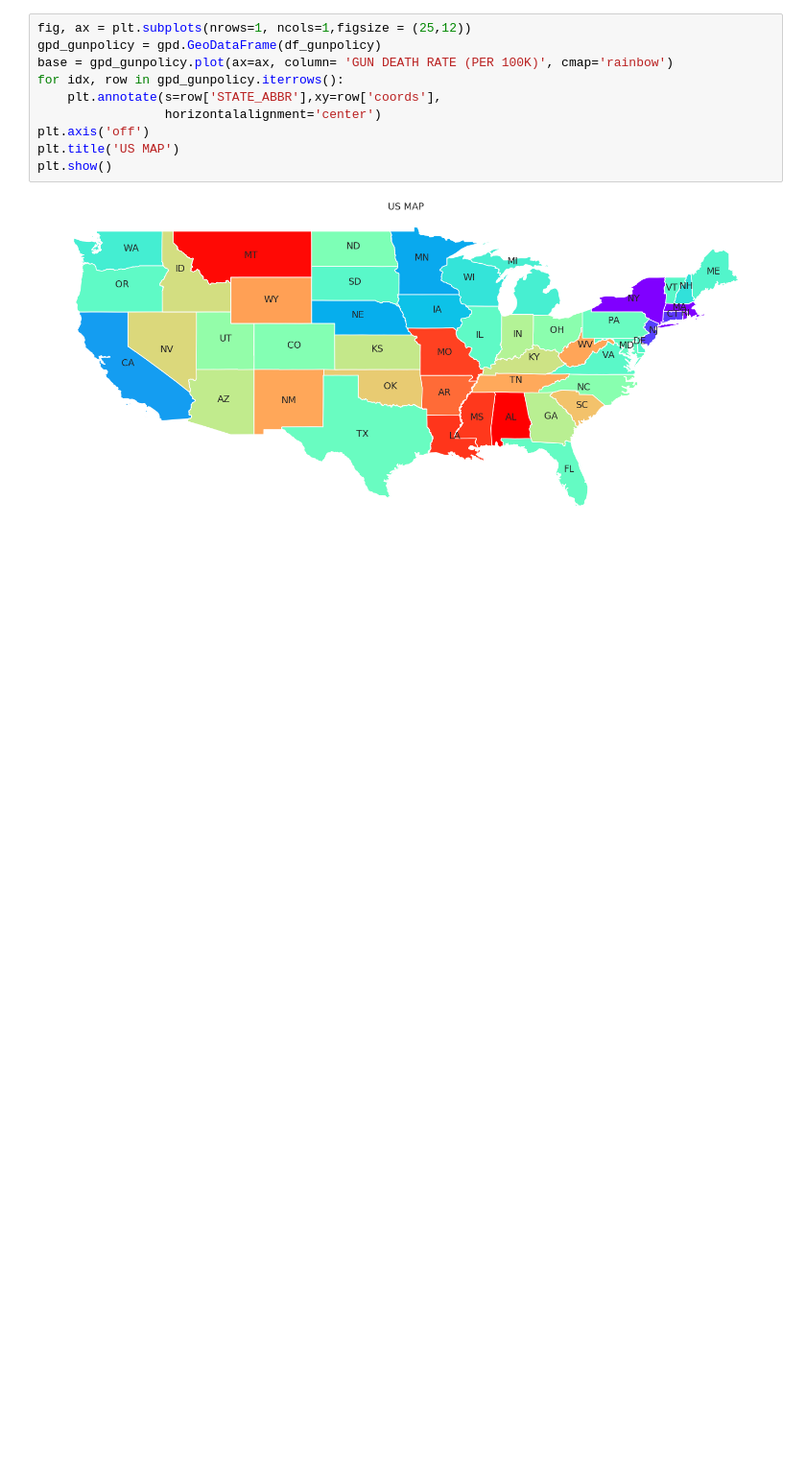
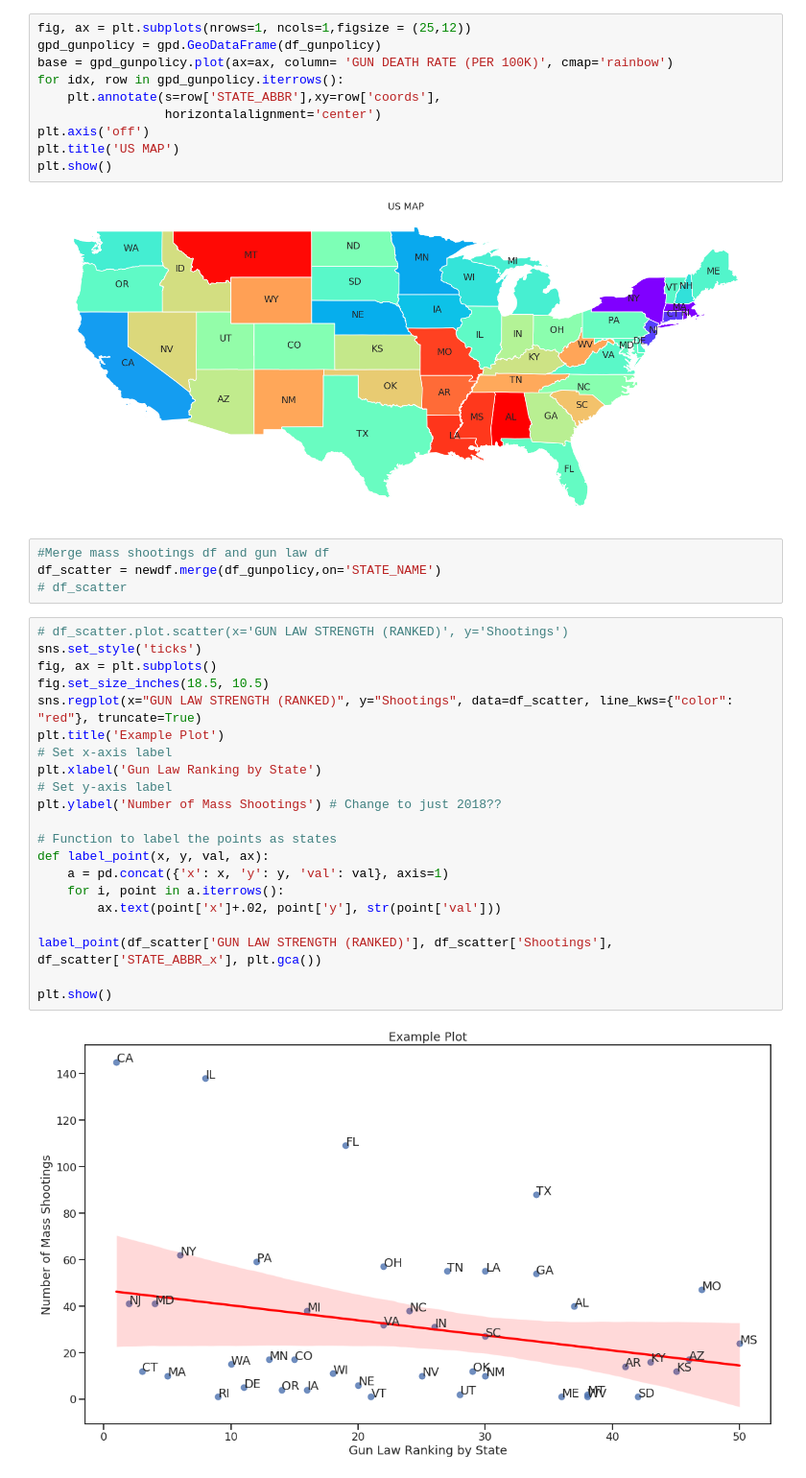
Before and after one commit to ngoduy1001/datascienceproject, a Jupyter notebook: COGS 108 Final Project .ipynb, the cells around one changed output. Shown at 96% size. Saved outputs shown, nothing was run; the diff lists cells and outputs as text; blank space fills up the shorter version.

```diff
--- a/COGS 108 Final Project .ipynb
+++ b/COGS 108 Final Project .ipynb
@@ -592,3 +592,30 @@ plt.title('US MAP')
 plt.show()
 # %% [output]
 [figure]
+# %%
+#Merge mass shootings df and gun law df
+df_scatter = newdf.merge(df_gunpolicy,on='STATE_NAME')
+# df_scatter
+# %%
+# df_scatter.plot.scatter(x='GUN LAW STRENGTH (RANKED)', y='Shootings')
+sns.set_style('ticks')
+fig, ax = plt.subplots()
+fig.set_size_inches(18.5, 10.5)
+sns.regplot(x="GUN LAW STRENGTH (RANKED)", y="Shootings", data=df_scatter, line_kws={"color": "red"}, truncate=True)
+plt.title('Example Plot')
+# Set x-axis label
+plt.xlabel('Gun Law Ranking by State')
+# Set y-axis label
+plt.ylabel('Number of Mass Shootings') # Change to just 2018??
+
+# Function to label the points as states
+def label_point(x, y, val, ax):
+    a = pd.concat({'x': x, 'y': y, 'val': val}, axis=1)
+    for i, point in a.iterrows():
+        ax.text(point['x']+.02, point['y'], str(point['val']))
+
+label_point(df_scatter['GUN LAW STRENGTH (RANKED)'], df_scatter['Shootings'], df_scatter['STATE_ABBR_x'], plt.gca())
+
+plt.show()
+# %% [output]
+[figure, added]
```
Also changed, not shown: parts of 2 cells of this notebook.
